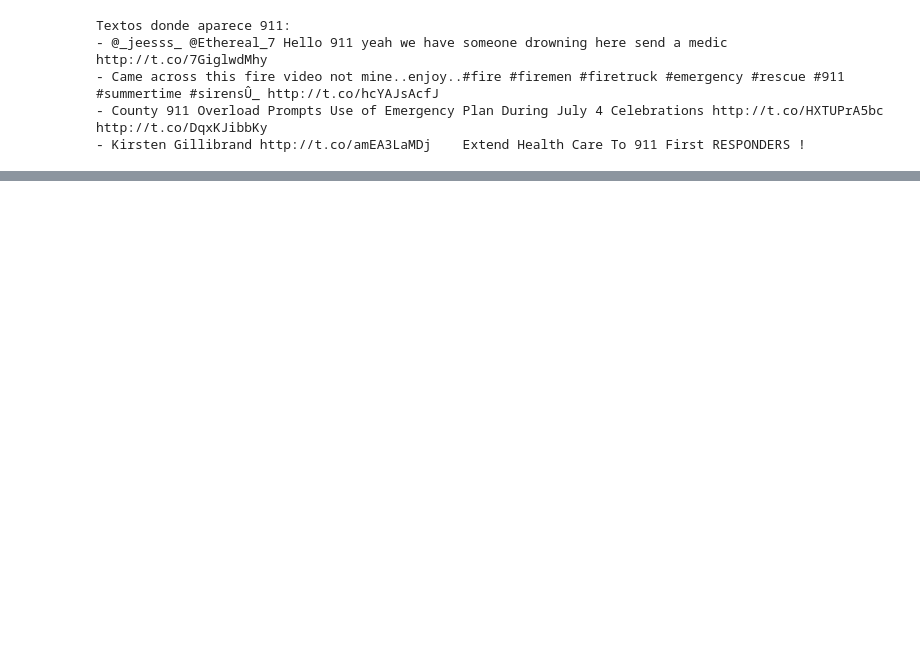
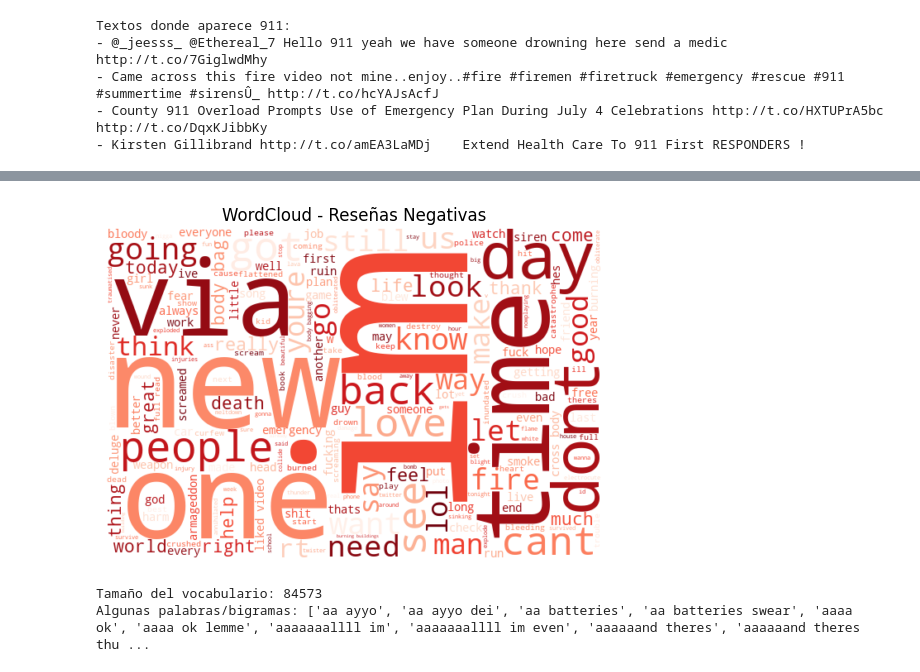
Before and after one commit to Disotoo/DS-Lab-5, a Jupyter notebook: Lab5.ipynb, the cells around one changed output, grey strips where cells are left out. Cells and saved outputs as stored; diff of their text form; code cells hidden in the pictures; blank space fills up the shorter version.

```diff
--- a/Lab5.ipynb
+++ b/Lab5.ipynb
@@ -105,0 +177,17 @@ Textos donde aparece 911:
+# %%
+plt.imshow(wordcloud_non, interpolation="bilinear")
+plt.axis("off")
+plt.title("WordCloud - Reseñas Negativas")
+plt.show()
+# %% [output]
+[figure, added]
+# %%
+vectorizer = CountVectorizer(ngram_range=(2,3))  # unigramas y bigramas
+X = vectorizer.fit_transform(train["clean_text"])
+y = train["target"]
+
+print("Tamaño del vocabulario:", len(vectorizer.get_feature_names_out()))
+print("Algunas palabras/bigramas:", list(vectorizer.get_feature_names_out())[:15])
+# %% [output]
+Tamaño del vocabulario: 84573
+Algunas palabras/bigramas: ['aa ayyo', 'aa ayyo dei', 'aa batteries', 'aa batteries swear', 'aaaa ok', 'aaaa ok lemme', 'aaaaaaallll im', 'aaaaaaallll im even', 'aaaaaand theres', 'aaaaaand theres thu ...
```
Also changed, not shown: parts of 16 cells of this notebook.
